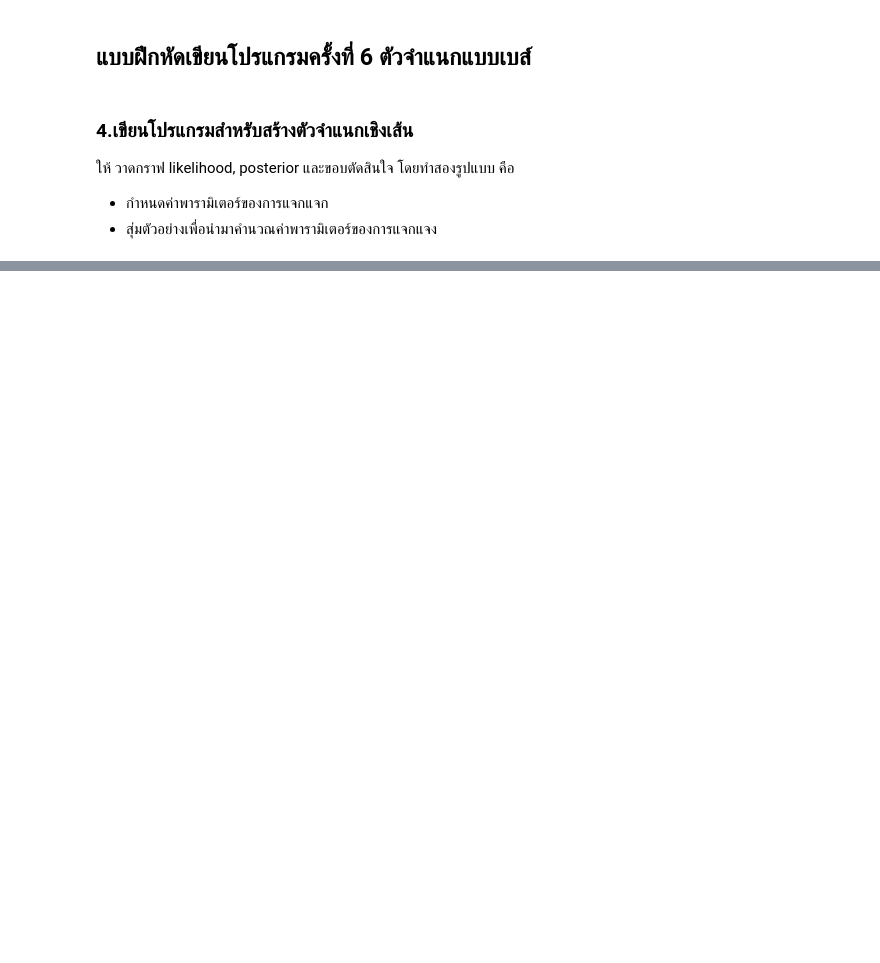
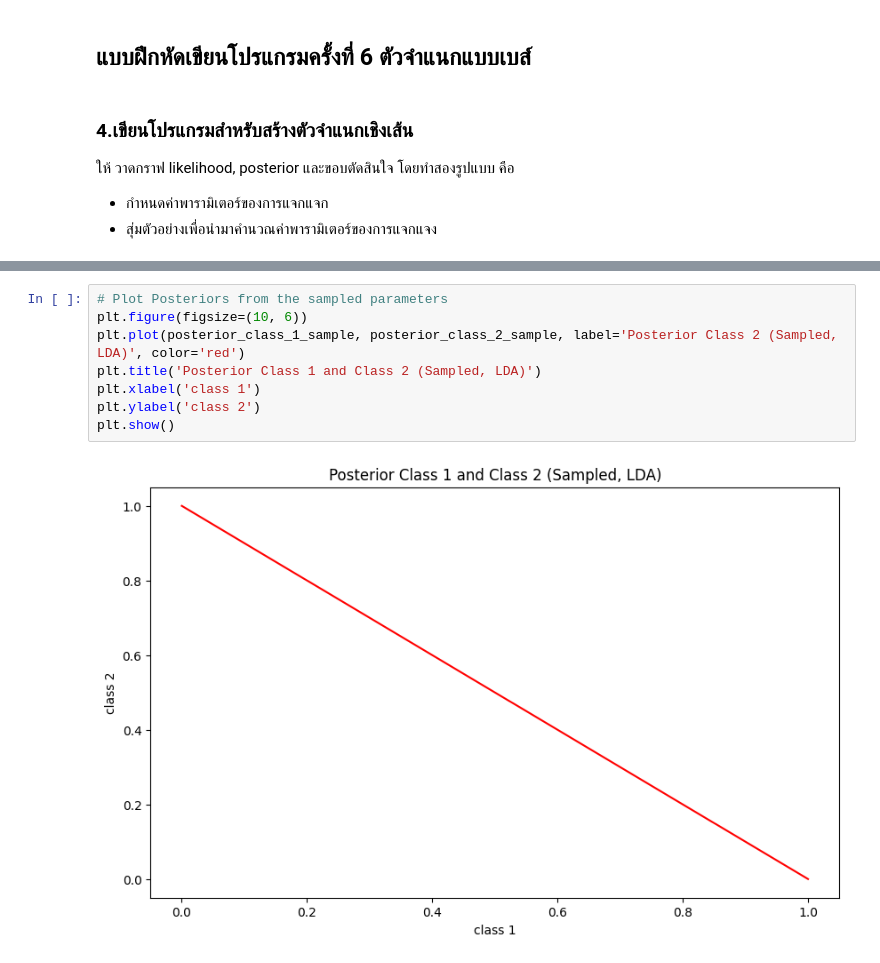
Before and after one commit to MLol-3/Machine-learning-class67, a Jupyter notebook: Bayes/Q4.ipynb, the cells around one changed output, grey strips where cells are left out. Cells and saved outputs as stored; diff of their text form; blank space fills up the shorter version.

```diff
--- a/Bayes/Q4.ipynb
+++ b/Bayes/Q4.ipynb
@@ -129,0 +160,10 @@ plot_decision_boundary(X1, X2, mu1_hat, mu2_hat, shared_cov_hat)
+# %%
+# Plot Posteriors from the sampled parameters
+plt.figure(figsize=(10, 6))
+plt.plot(posterior_class_1_sample, posterior_class_2_sample, label='Posterior Class 2 (Sampled, LDA)', color='red')
+plt.title('Posterior Class 1 and Class 2 (Sampled, LDA)')
+plt.xlabel('class 1')
+plt.ylabel('class 2')
+plt.show()
+# %% [output]
+[figure, added]
```
Also changed, not shown: parts of 5 cells of this notebook.
